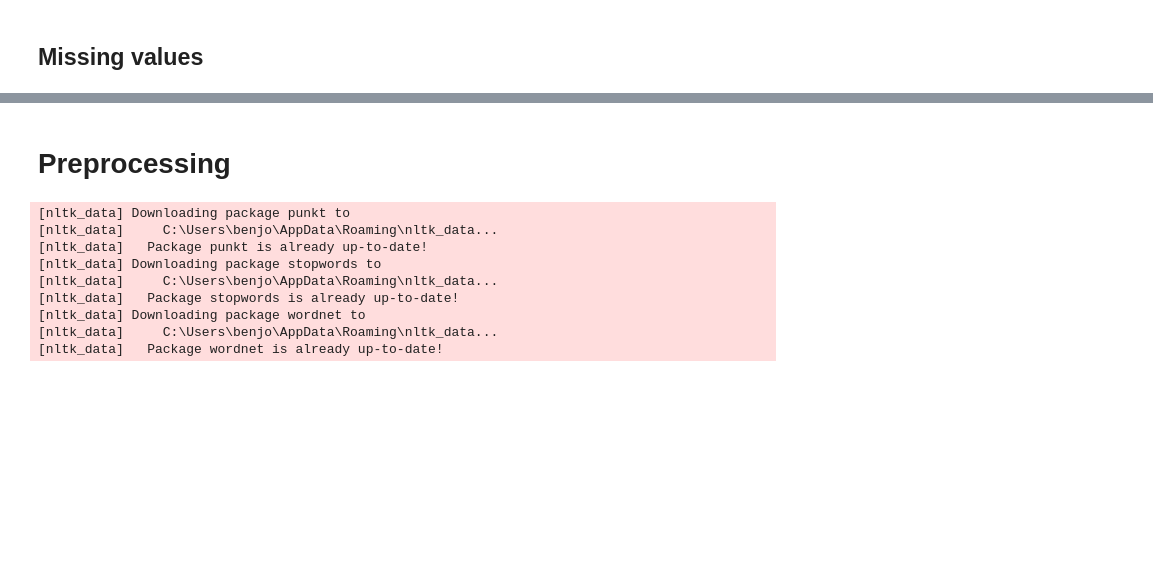
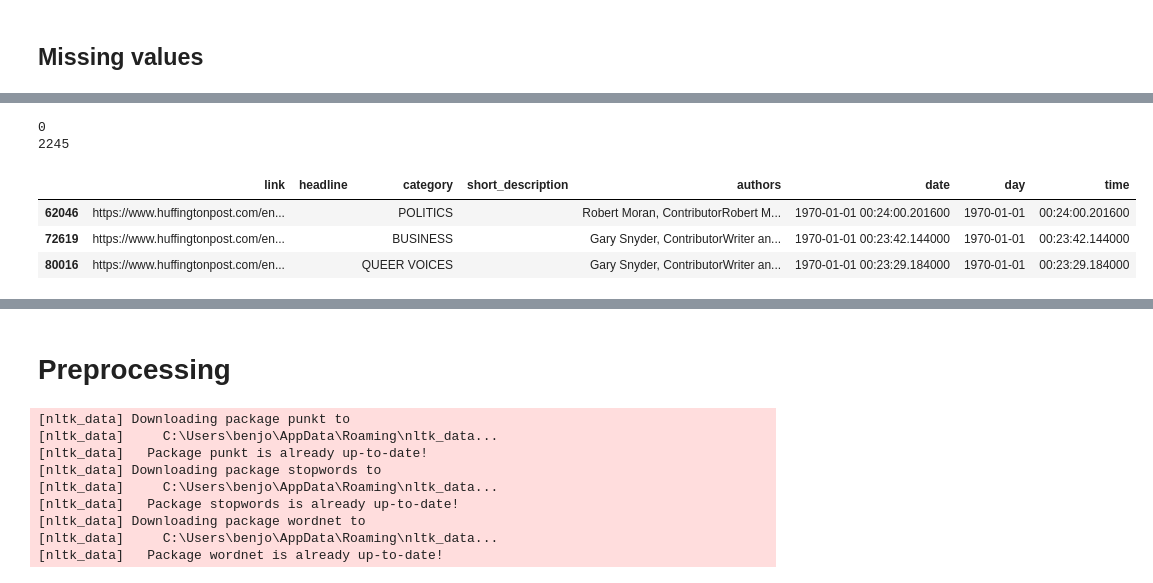
Before and after one commit to benjordan98/intelligent_sys_assignment2, a Jupyter notebook: code.ipynb, the cells around one changed output, grey strips where cells are left out. Cells and saved outputs as stored; diff of their text form; code cells hidden in the pictures; blank space fills up the shorter version.

```diff
--- a/code.ipynb
+++ b/code.ipynb
@@ -128,4 +174,17 @@ short_description_clean     8.012989
 dtype: float64
+# %%
+print(df[(df['authors'] == '') & (df['short_description'] == '') & (df['headline'] == '')].shape[0])
+print(df[(df['authors'] == '') & (df['short_description'] == '')].shape[0])
+# %% [output]
+0
+2245
+# %%
+df[df['headline'] == '']
+# %% [output]
+|  | link | headline | category | short_description | authors | date | day | time |
+| 62046 | https://www.huffingtonpost.com/en... |  | POLITICS |  | Robert Moran, ContributorRobert M... | 1970-01-01 00:24:00.201600 | 1970-01-01 | 00:24:00.201600 |
+| 72619 | https://www.huffingtonpost.com/en... |  | BUSINESS |  | Gary Snyder, ContributorWriter an... | 1970-01-01 00:23:42.144000 | 1970-01-01 | 00:23:42.144000 |
+| 80016 | https://www.huffingtonpost.com/en... |  | QUEER VOICES |  | Gary Snyder, ContributorWriter an... | 1970-01-01 00:23:29.184000 | 1970-01-01 | 00:23:29.184000 |
 # %%
 # remove observations with headline as empty string
 df = df[df['headline'] != '']
```
Also changed, not shown: parts of 86 cells of this notebook.
